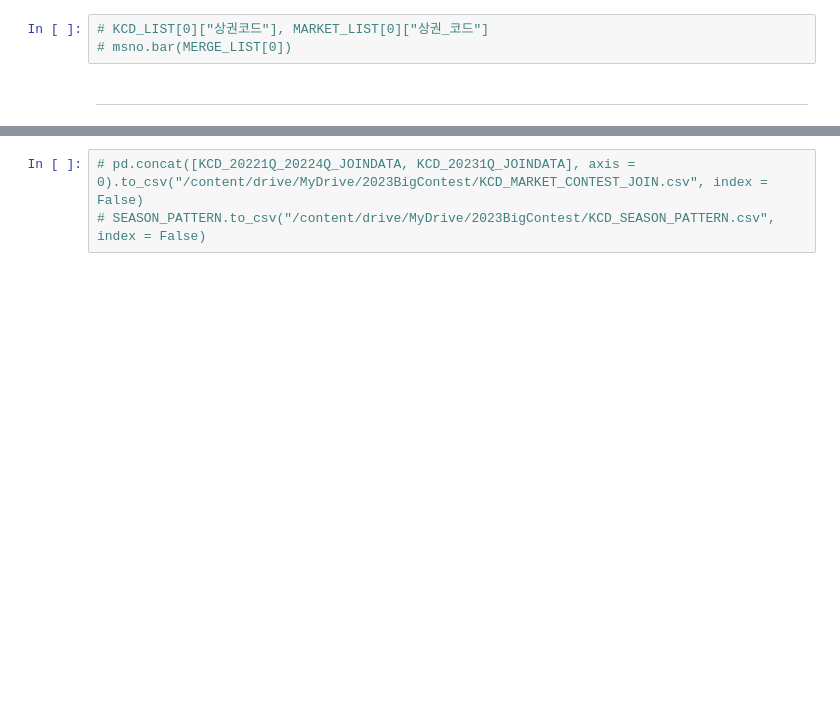
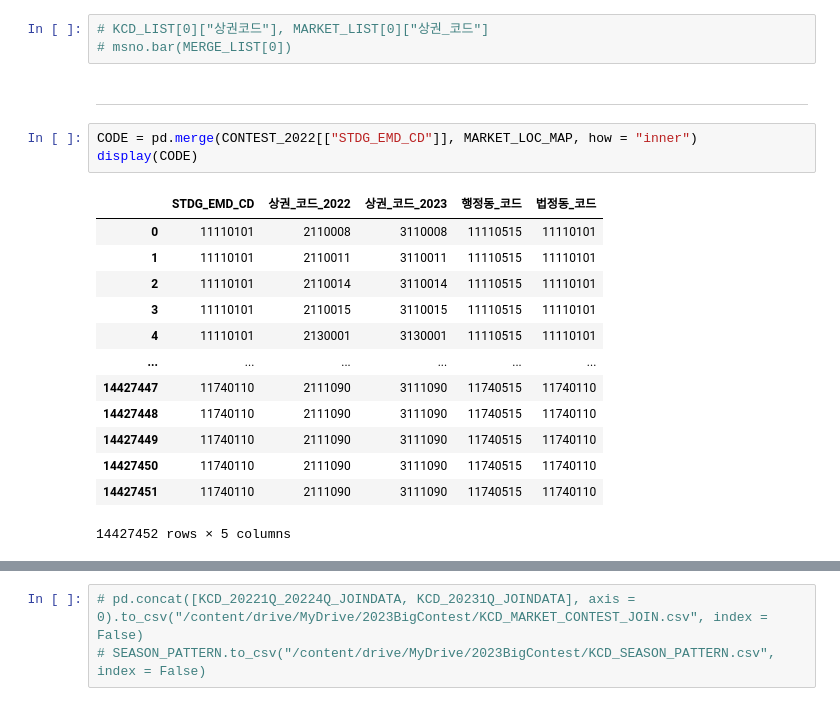
Before and after one commit to Gayeon6423/2023BigContest, a Jupyter notebook: [KCD_MARKET]_MERGE_AND_MAPPING.ipynb, the cells around one changed output, grey strips where cells are left out. Saved outputs shown, nothing was run; the diff lists cells and outputs as text; blank space fills up the shorter version.

```diff
--- a/[KCD_MARKET]_MERGE_AND_MAPPING.ipynb
+++ b/[KCD_MARKET]_MERGE_AND_MAPPING.ipynb
@@ -246,3 +285,20 @@ pd.set_option("display.max_column", None)
 # msno.bar(MERGE_LIST[0])
 # %% [markdown]
 ---
+# %%
+CODE = pd.merge(CONTEST_2022[["STDG_EMD_CD"]], MARKET_LOC_MAP, how = "inner")
+display(CODE)
+# %% [output]
+|  | STDG_EMD_CD | 상권_코드_2022 | 상권_코드_2023 | 행정동_코드 | 법정동_코드 |
+| 0 | 11110101 | 2110008 | 3110008 | 11110515 | 11110101 |
+| 1 | 11110101 | 2110011 | 3110011 | 11110515 | 11110101 |
+| 2 | 11110101 | 2110014 | 3110014 | 11110515 | 11110101 |
+| 3 | 11110101 | 2110015 | 3110015 | 11110515 | 11110101 |
+| 4 | 11110101 | 2130001 | 3130001 | 11110515 | 11110101 |
+| ... | ... | ... | ... | ... | ... |
+| 14427447 | 11740110 | 2111090 | 3111090 | 11740515 | 11740110 |
+| 14427448 | 11740110 | 2111090 | 3111090 | 11740515 | 11740110 |
+| 14427449 | 11740110 | 2111090 | 3111090 | 11740515 | 11740110 |
+| 14427450 | 11740110 | 2111090 | 3111090 | 11740515 | 11740110 |
+| 14427451 | 11740110 | 2111090 | 3111090 | 11740515 | 11740110 |
+14427452 rows × 5 columns
```
Also changed, not shown: parts of 27 cells of this notebook.
